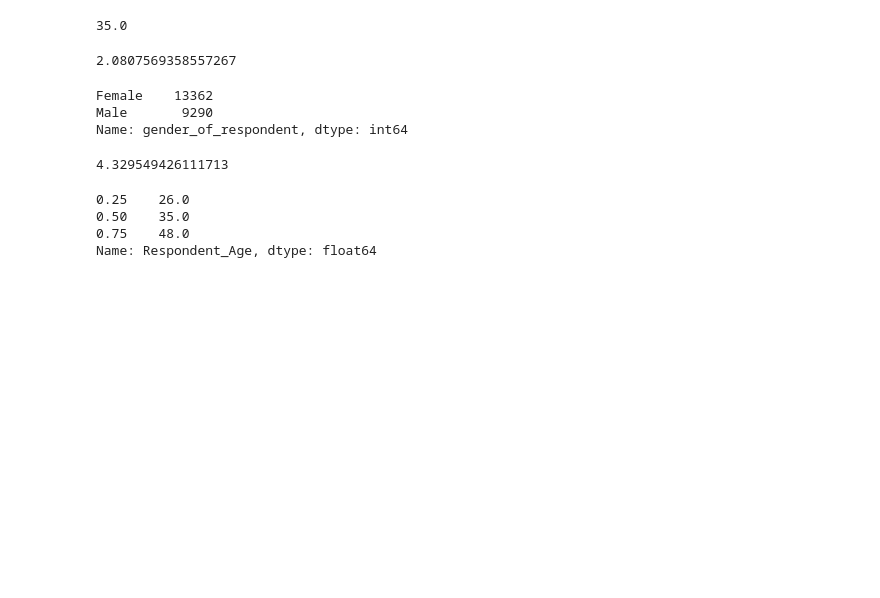
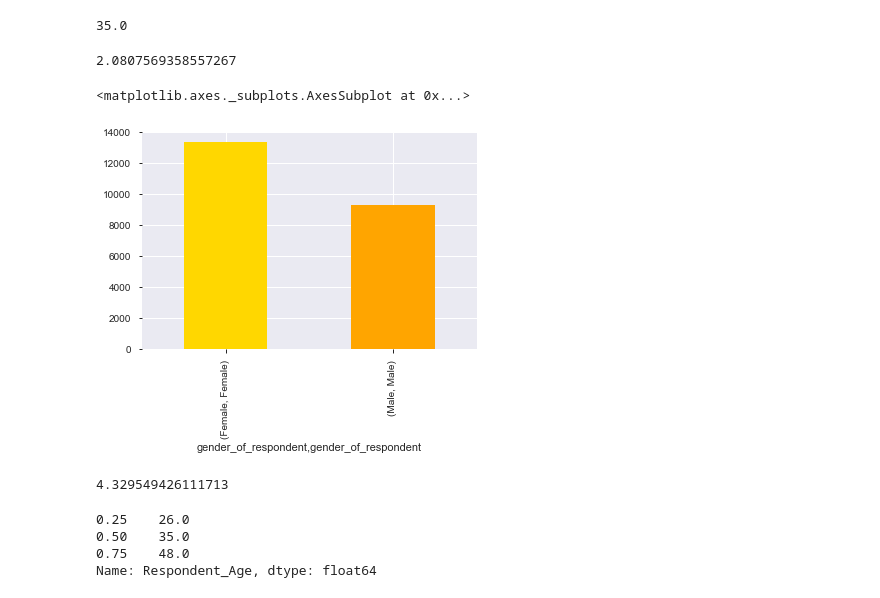
Before and after one commit to cap-blurr/Financial_inclusion_prediction, a Jupyter notebook: Fin_access.ipynb, the cells around one changed output. Cells and saved outputs as stored; diff of their text form; code cells hidden in the pictures; blank space fills up the shorter version.

```diff
--- a/Fin_access.ipynb
+++ b/Fin_access.ipynb
@@ -272,11 +279,11 @@ df['household_size'].std()
 2.0807569358557267
 # %%
 #finding the distribution between the genders
-df['gender_of_respondent'].value_counts()
+colors = ['gold','orange']
+df.groupby('gender_of_respondent')['gender_of_respondent'].value_counts().plot.bar(color= colors)
 # %% [output]
-Female    13362
-Male       9290
-Name: gender_of_respondent, dtype: int64
+<matplotlib.axes._subplots.AxesSubplot at 0x...>
+[figure, added]
 # %%
 #finding the variability in the household size
 df['household_size'].var()
```
Also changed, not shown: parts of 20 cells of this notebook.
